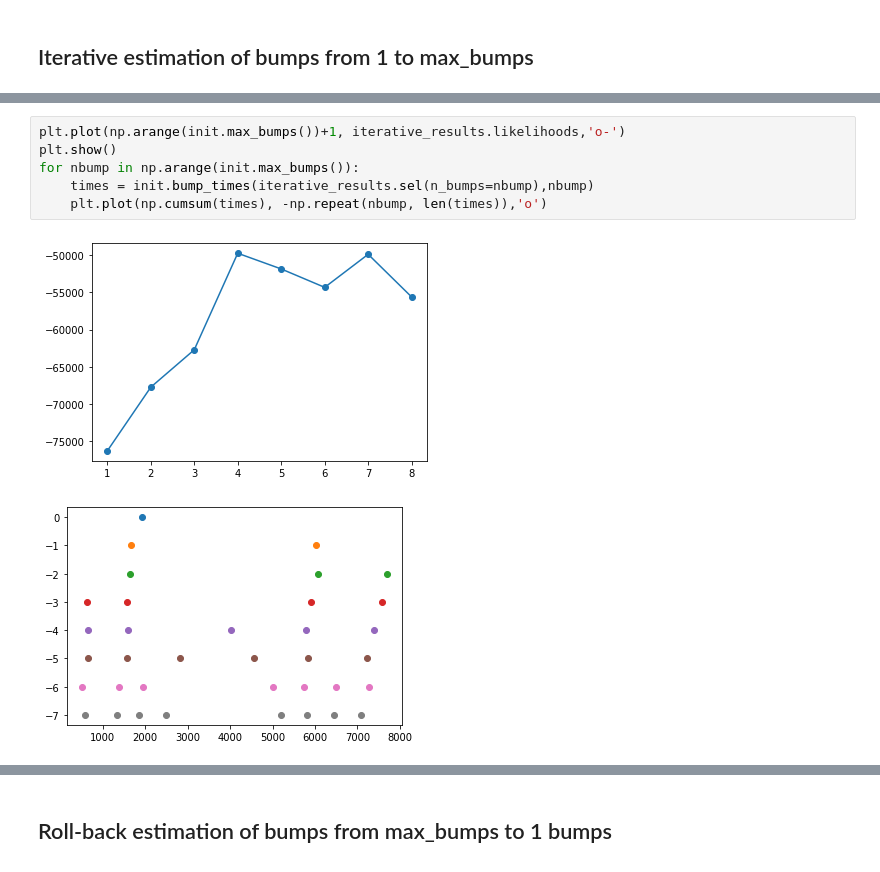
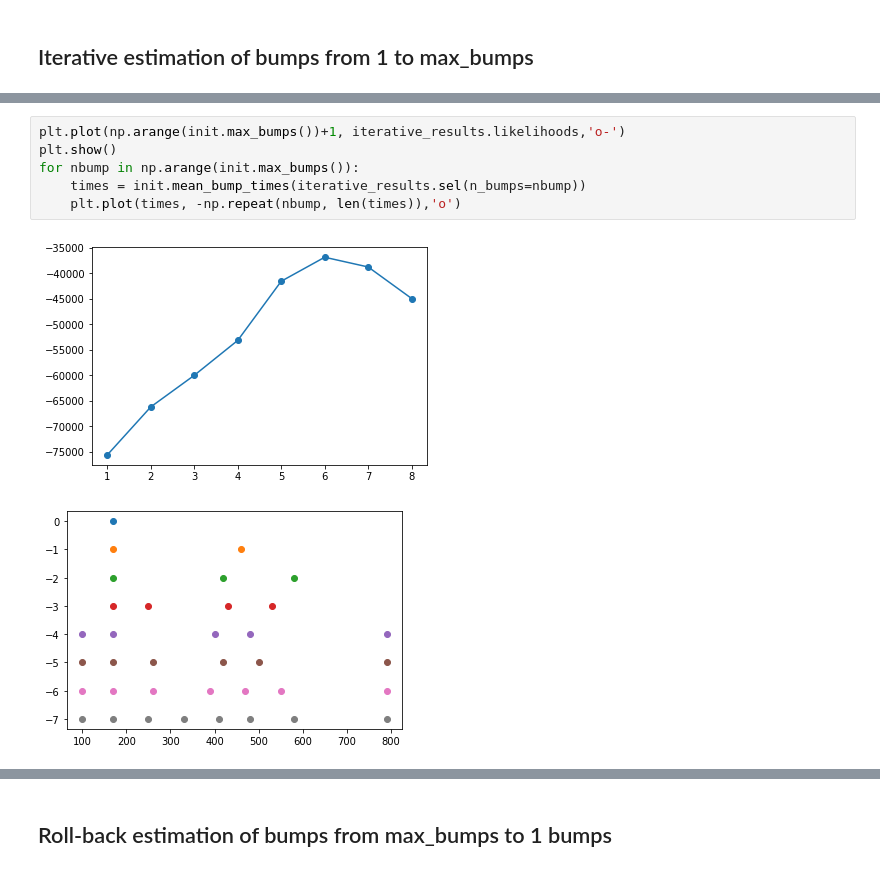
Before and after one commit to GWeindel/hmp, a Jupyter notebook: testing_notebook.ipynb, the cells around one changed output, grey strips where cells are left out. Drawn from its saved outputs; the diff is of its cells as text.

```diff
--- a/testing_notebook.ipynb
+++ b/testing_notebook.ipynb
@@ -84,9 +48,9 @@ Parameters estimated for 8 bumps model
 # %%
 plt.plot(np.arange(init.max_bumps())+1, iterative_results.likelihoods,'o-')
 plt.show()
 for nbump in np.arange(init.max_bumps()):
-    times = init.bump_times(iterative_results.sel(n_bumps=nbump),nbump)
-    plt.plot(np.cumsum(times), -np.repeat(nbump, len(times)),'o')
+    times = init.mean_bump_times(iterative_results.sel(n_bumps=nbump))
+    plt.plot(times, -np.repeat(nbump, len(times)),'o')
 # %% [output]
-[figure, old version]
+[figure, new version]
-[figure, old version]
+[figure, new version]
```
Also changed, not shown: parts of 14 cells of this notebook, 2 other files.
